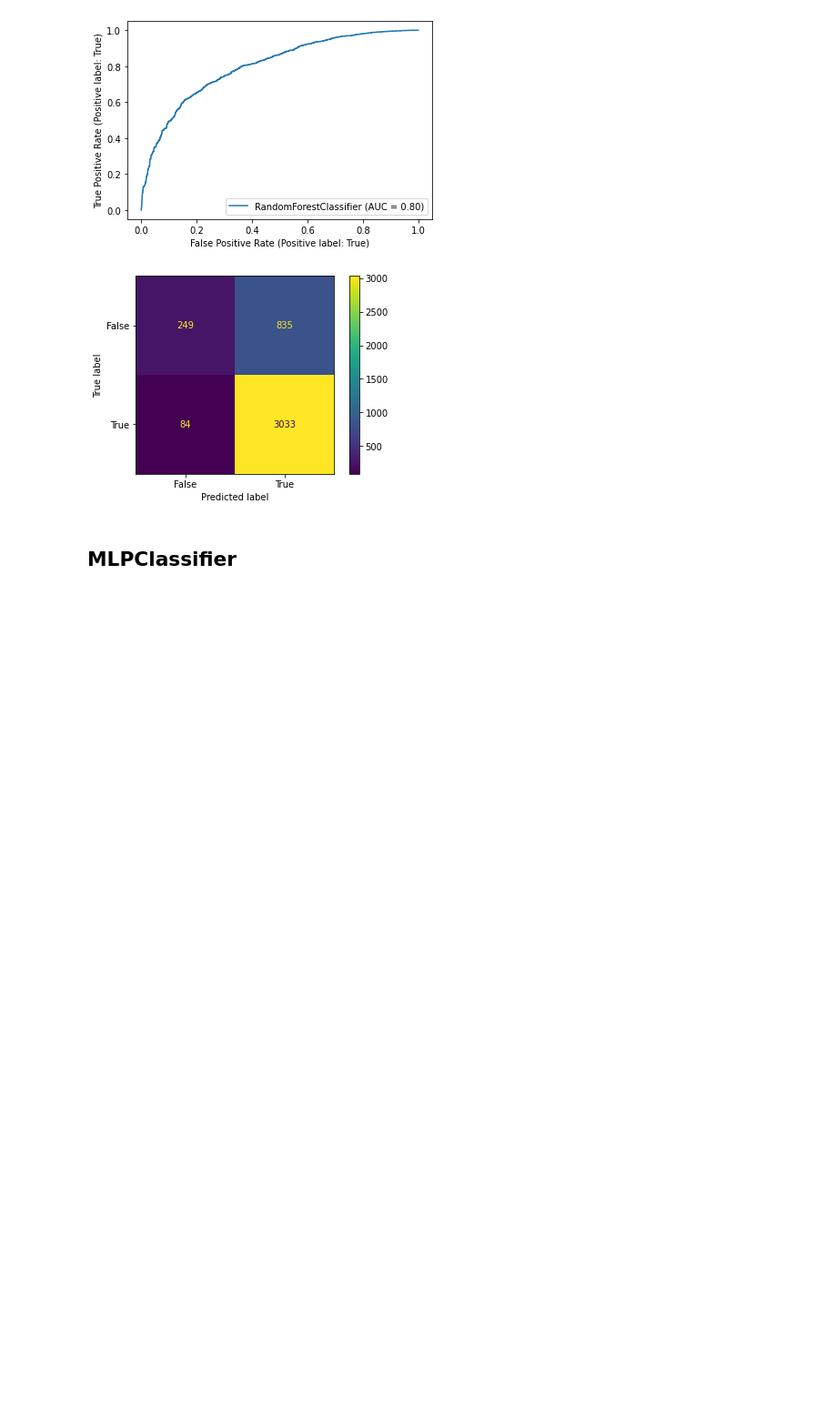
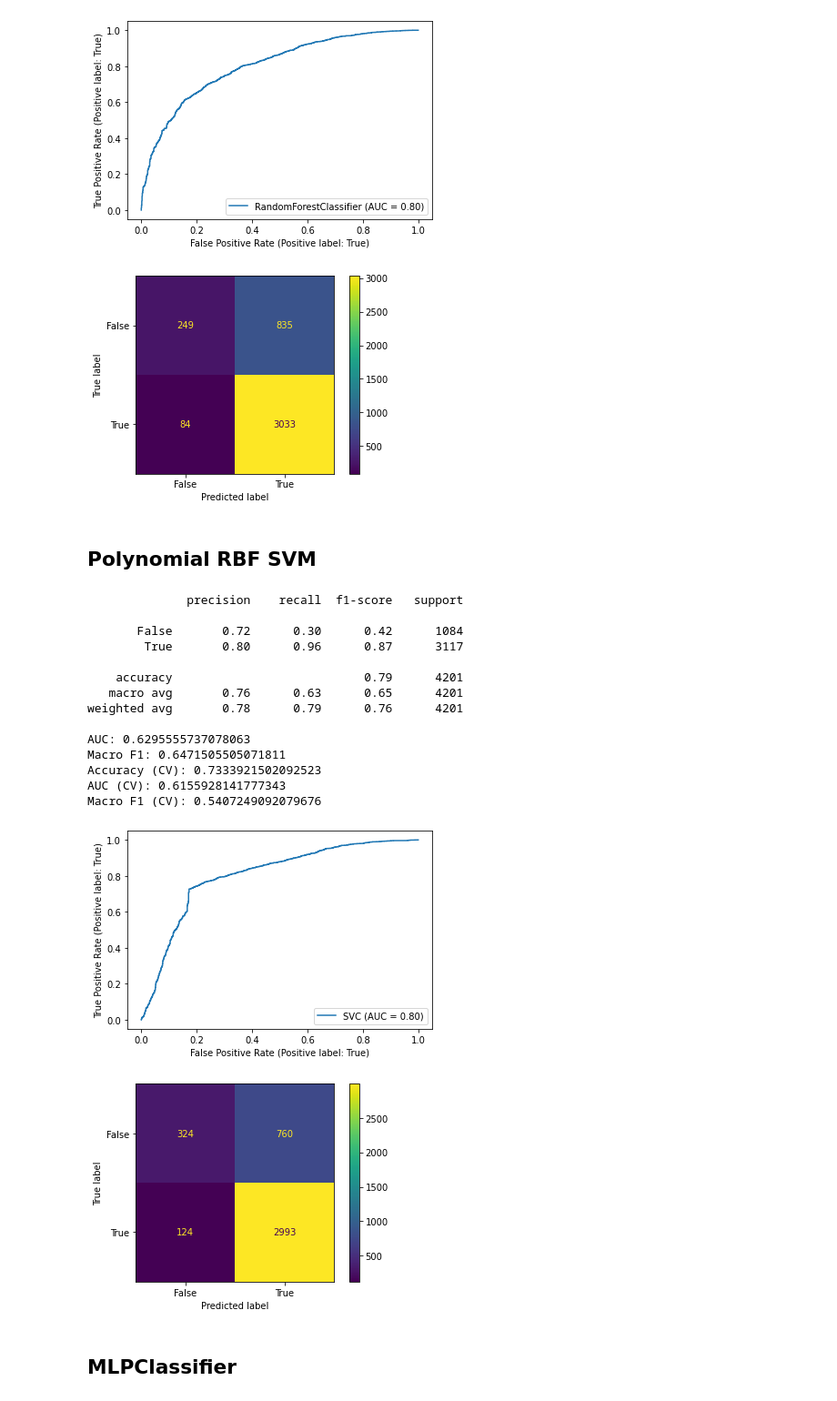
Before and after one commit to Vkothari28/Artificial-Intelligence-Group-Project, a Jupyter notebook: project.ipynb, the cells around one changed output. Shown at 91% size. Cells and saved outputs as stored; diff of their text form; code cells hidden in the pictures; blank space fills up the shorter version.

```diff
--- a/project.ipynb
+++ b/project.ipynb
@@ -230,6 +230,33 @@ AUC (CV): 0.7220326204095698
 Macro F1 (CV): 0.5040669524184053
 [figure]
 [figure]
+# %% [markdown]
+## Polynomial RBF SVM
+# %%
+from sklearn import svm
+
+model = svm.SVC(kernel='rbf')
+model.fit(X_train, y_train)
+train_predictions = model.predict(X_train)
+
+metrics(model, X_train, y_train, train_predictions)
+# %% [output]
+              precision    recall  f1-score   support
+
+       False       0.72      0.30      0.42      1084
+        True       0.80      0.96      0.87      3117
+
+    accuracy                           0.79      4201
+   macro avg       0.76      0.63      0.65      4201
+weighted avg       0.78      0.79      0.76      4201
+
+AUC: 0.6295555737078063
+Macro F1: 0.6471505505071811
+Accuracy (CV): 0.7333921502092523
+AUC (CV): 0.6155928141777343
+Macro F1 (CV): 0.5407249092079676
+[figure, added]
+[figure, added]
 # %% [markdown]
 ## MLPClassifier
 # %%
```
Also changed, not shown: 1 other file.
